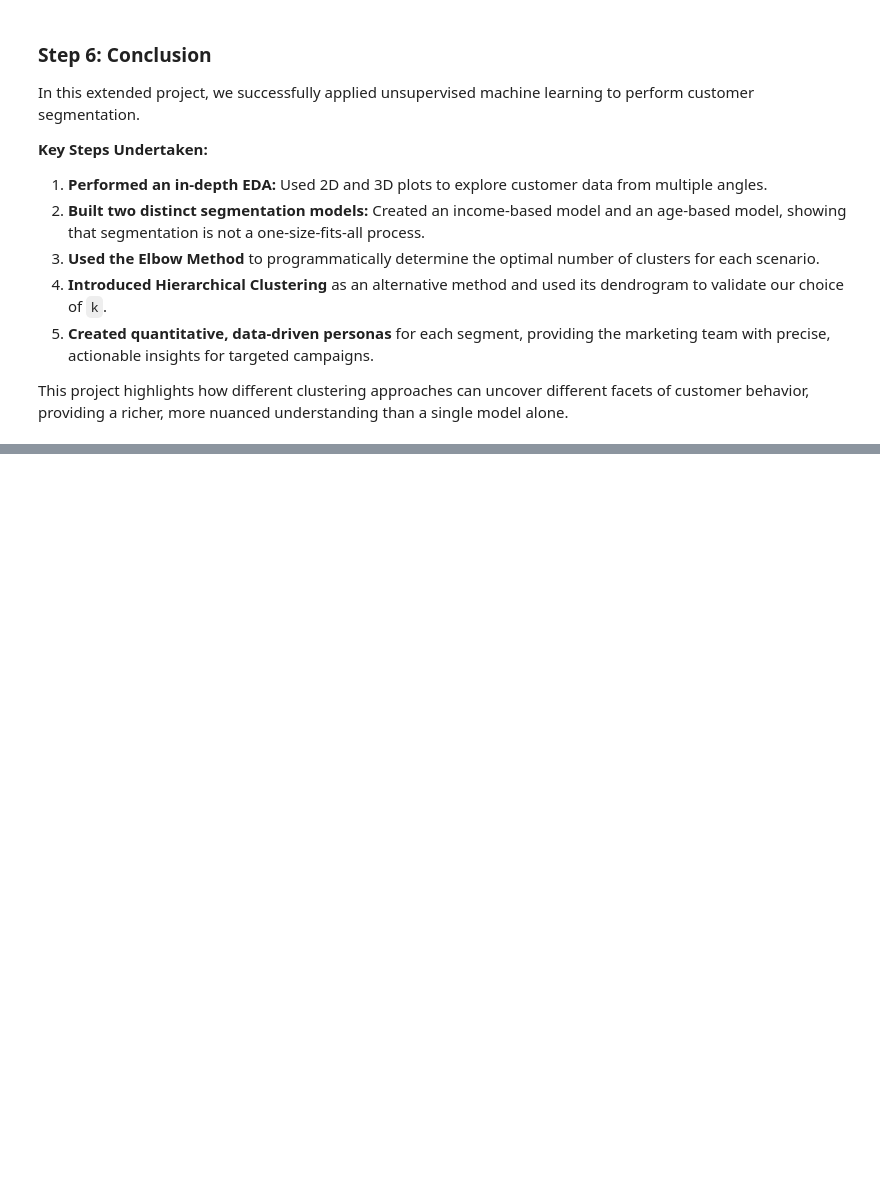
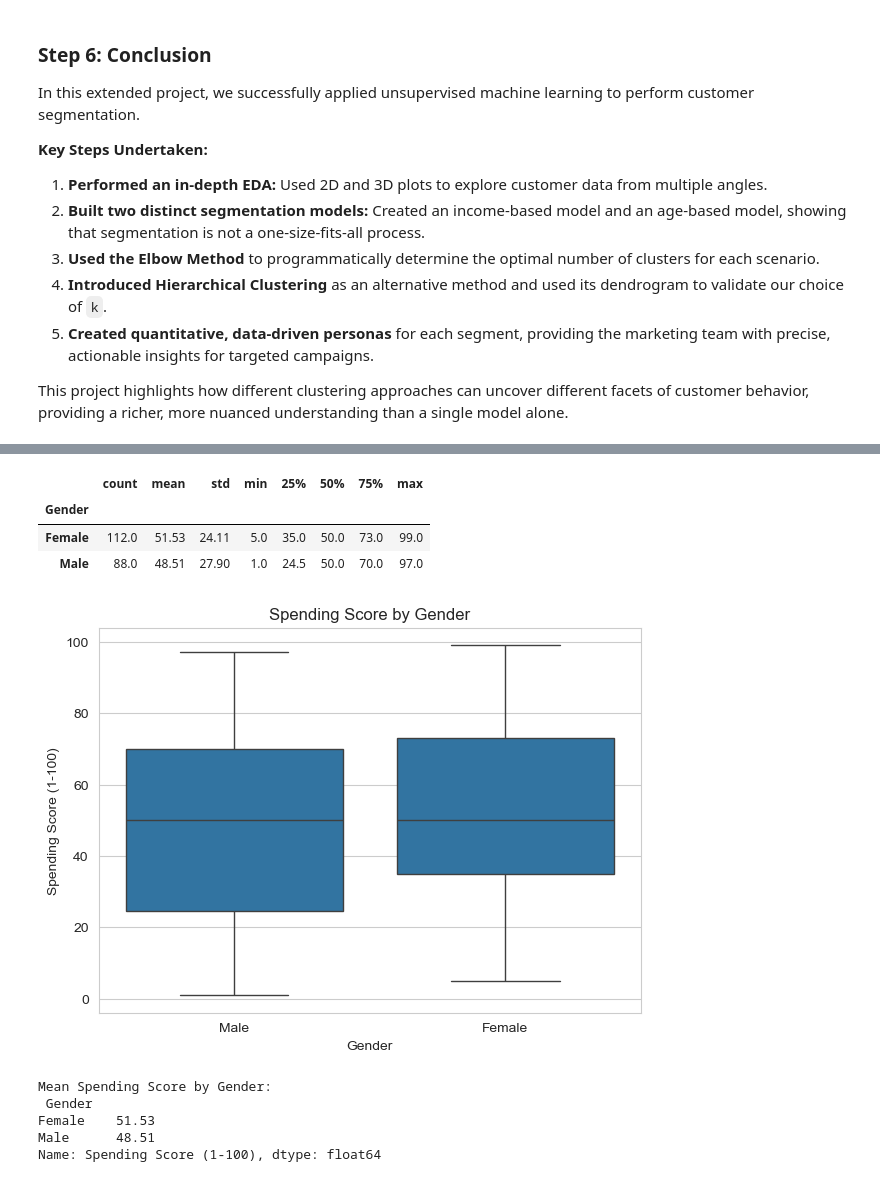
Before and after one commit to GenaroAlejandro/ai-portfolio, a Jupyter notebook: assignments/smart_segmentation_day5/notebook/smart_segmentation_day5.ipynb, the cells around one changed output, grey strips where cells are left out. Cells and saved outputs as stored; diff of their text form; code cells hidden in the pictures; blank space fills up the shorter version.

Commit message:
Submission: add Criterion 1 (Gender vs Spending) and Criterion 2 (FE + clustering)

```diff
--- a/assignments/smart_segmentation_day5/notebook/smart_segmentation_day5.ipynb
+++ b/assignments/smart_segmentation_day5/notebook/smart_segmentation_day5.ipynb
@@ -351,0 +358,27 @@ This project highlights how different clustering approaches can uncover differen
+# %%
+# 1) Summary statistics by Gender
+display(
+    df.groupby("Gender")["Spending Score (1-100)"].describe().round(2)
+)
+
+# 2) Boxplot
+plt.figure(figsize=(7,5))
+sns.boxplot(data=df, x="Gender", y="Spending Score (1-100)")
+plt.title("Spending Score by Gender")
+plt.xlabel("Gender"); plt.ylabel("Spending Score (1-100)")
+plt.show()
+
+# 3) Optional: quick effect-size style view
+gender_means = df.groupby("Gender")["Spending Score (1-100)"].mean().round(2)
+print("Mean Spending Score by Gender:\n", gender_means)
+# %% [output]
+|  | count | mean | std | min | 25% | 50% | 75% | max |
+| Gender |  |  |  |  |  |  |  |  |
+| Female | 112.0 | 51.53 | 24.11 | 5.0 | 35.0 | 50.0 | 73.0 | 99.0 |
+| Male | 88.0 | 48.51 | 27.90 | 1.0 | 24.5 | 50.0 | 70.0 | 97.0 |
+[figure, added]
+Mean Spending Score by Gender:
+ Gender
+Female    51.53
+Male      48.51
+Name: Spending Score (1-100), dtype: float64
```
Also changed, not shown: parts of 10 cells of this notebook.
